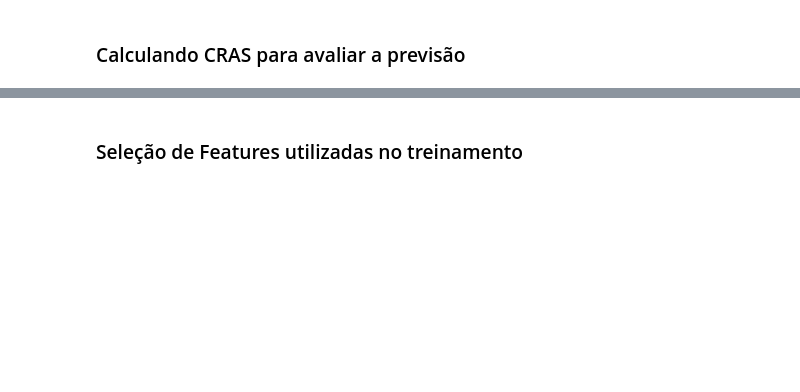
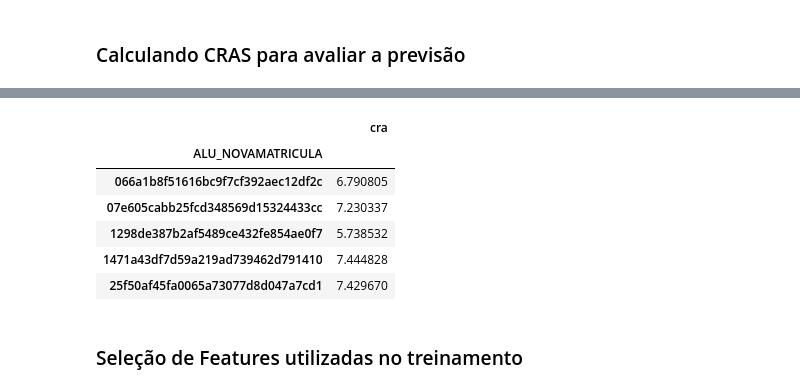
Before and after one commit to antonioricardojr/machine-learning, a Jupyter notebook: gpa-prediction/predicao-cra.ipynb, the cells around one changed output, grey strips where cells are left out. Drawn from its saved outputs; the diff is of its cells as text; code cells hidden in the pictures; blank space fills up the shorter version.

```diff
--- a/gpa-prediction/predicao-cra.ipynb
+++ b/gpa-prediction/predicao-cra.ipynb
@@ -95,3 +74,22 @@ df_teste.head()
+# %%
+##Cálculo ponderado por créditos
+df_teste_cra = df_teste
+df_teste_cra['cra'] = df_teste_cra['MAT_MEDIA_FINAL']*df_teste_cra['CREDITOS']
+df_teste_cra = df_teste_cra.groupby(['ALU_NOVAMATRICULA']).agg({'cra':'sum'})
+
+df_teste_total_creditos = df_teste
+df_teste_total_creditos = df_teste_total_creditos.groupby(['ALU_NOVAMATRICULA']).agg({'CREDITOS': 'sum'})
+df_teste_cra['cra'] = df_teste_cra['cra'] / df_teste_total_creditos['CREDITOS']
+
+df_teste_cra.head()
+# %% [output]
+|  | cra |
+| ALU_NOVAMATRICULA |  |
+| 066a1b8f51616bc9f7cf392aec12df2c | 6.790805 |
+| 07e605cabb25fcd348569d15324433cc | 7.230337 |
+| 1298de387b2af5489ce432fe854ae0f7 | 5.738532 |
+| 1471a43df7d59a219ad739462d791410 | 7.444828 |
+| 25f50af45fa0065a73077d8d047a7cd1 | 7.429670 |
 # %% [markdown]
 ### Seleção de Features utilizadas no treinamento
 # %%
```
Also changed, not shown: parts of 4 cells of this notebook, 2 other files.
